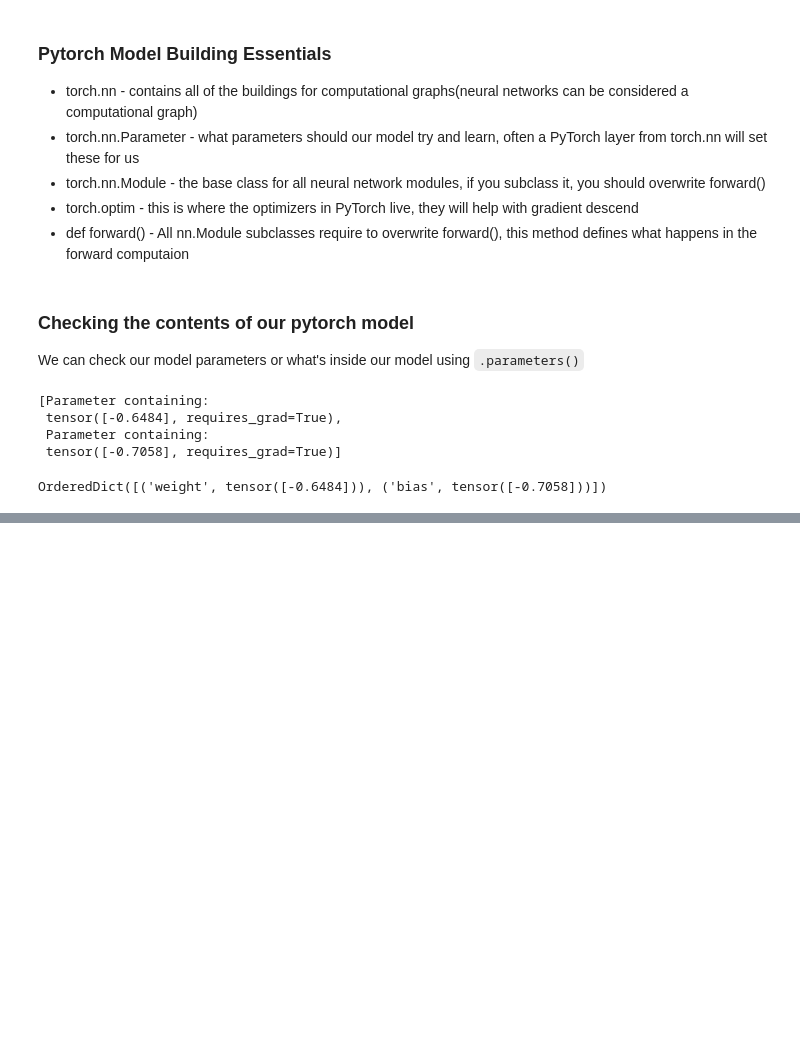
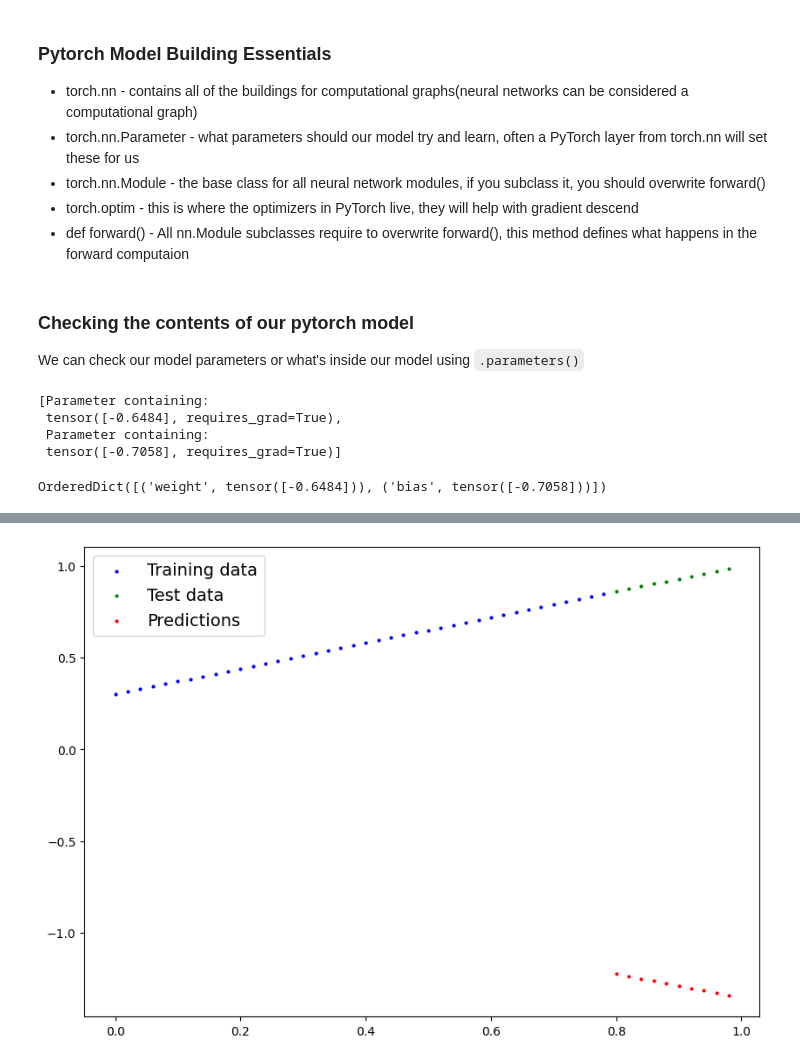
Before and after one commit to SamuilMladenov/LearnPyTorch, a Jupyter notebook: 01_pytorch_workflow.ipynb, the cells around one changed output, grey strips where cells are left out. Drawn from its saved outputs; the diff is of its cells as text; code cells hidden in the pictures; blank space fills up the shorter version.

Commit message:
Add first prediction

```diff
--- a/01_pytorch_workflow.ipynb
+++ b/01_pytorch_workflow.ipynb
@@ -202,0 +208,6 @@ OrderedDict([('weight', tensor([-0.6484])), ('bias', tensor([-0.7058]))])
+# %%
+# Make predictions with model (if you want to read more what inference mode is https://twitter.com/PyTorch/status/1437838231505096708?lang=en)
+with torch.inference_mode():
+  y_preds = model_0(X_test)
+
+y_preds
@@ -202,0 +225,4 @@ OrderedDict([('weight', tensor([-0.6484])), ('bias', tensor([-0.7058]))])
+# %%
+plot_predictions(predictions=y_preds)
+# %% [output]
+[figure, added]
```
Also changed, not shown: parts of 4 cells of this notebook.
